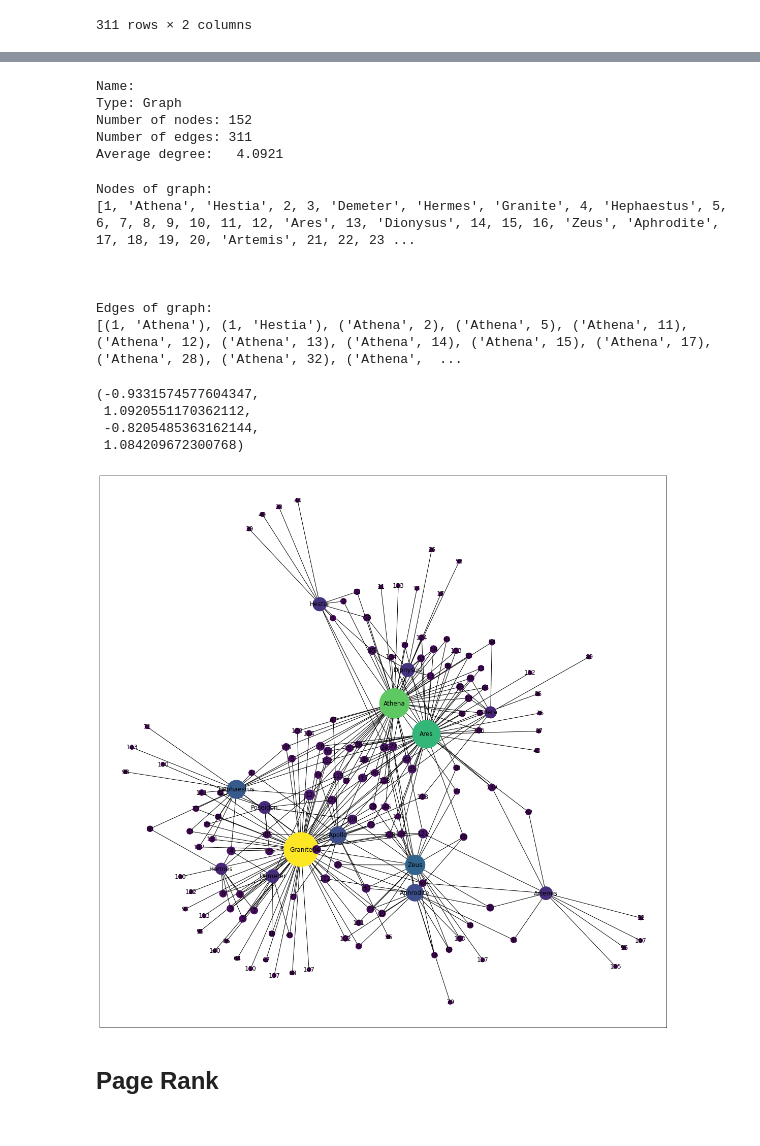
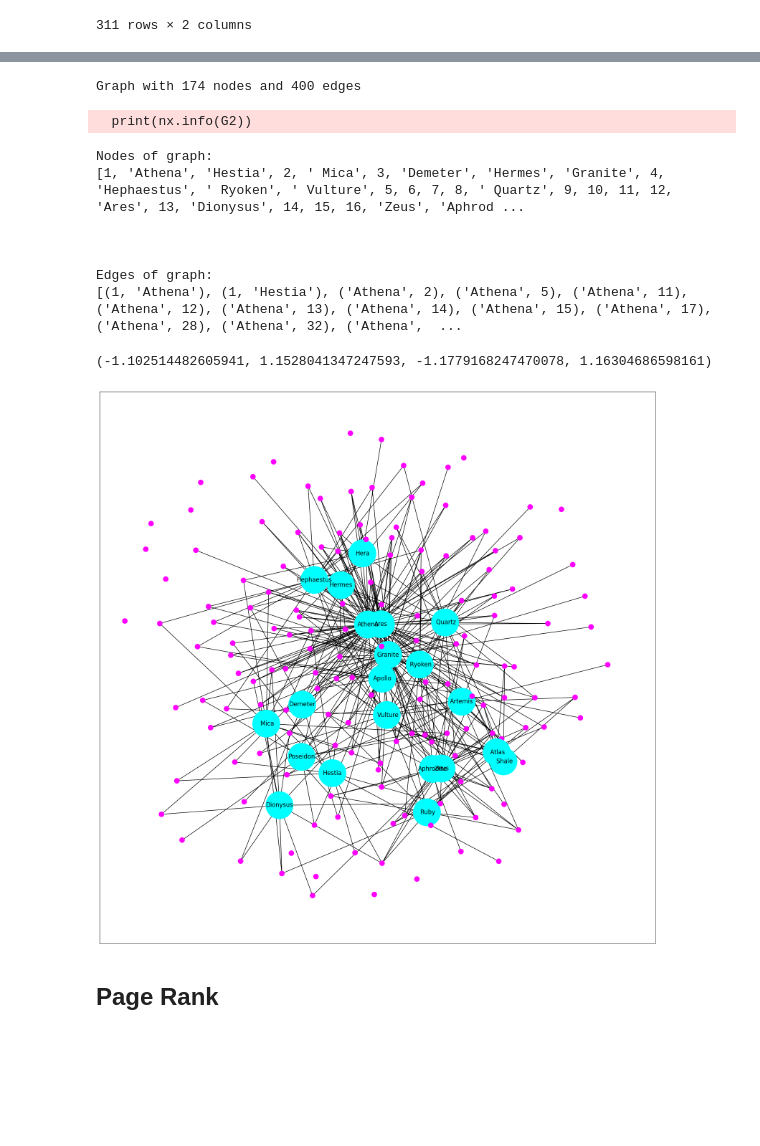
Before and after one commit to erifejams/Autonomous-Systems, a Jupyter notebook: final_code.ipynb, the cells around one changed output, grey strips where cells are left out. Cells and saved outputs as stored; diff of their text form; code cells hidden in the pictures; blank space fills up the shorter version.

```diff
--- a/final_code.ipynb
+++ b/final_code.ipynb
@@ -778,9 +778,10 @@ dataframeData
 | 0 | 153 | Aphrodite |
 311 rows × 2 columns
 # %%
+
 dataframeData = pd.DataFrame(columns=['ComputerNumber','Network'])  #creating our source and target using the connected netwrks
 data = pd.read_csv(path+'/11_Autonomous_Systems.csv')
-lst=list_of_column_names[0:14]
+lst=list_of_column_names
 print(lst)
 for i in range(len(data)):
     for j in lst:
@@ -837,13 +838,13 @@ tbG
 G2 = nx.Graph()
 # %%
 G2.add_edges_from(tbG)
+G2.add_nodes_from(list_of_column_names)
+comp=range(1,154)
+G2.add_nodes_from(comp)
 print(nx.info(G2))
 # %% [output]
-Name:
-Type: Graph
-Number of nodes: 152
-Number of edges: 311
-Average degree:   4.0921
+Graph with 174 nodes and 400 edges
+  print(nx.info(G2))
 # %%
 print("Nodes of graph: ")
 print(G2.nodes())
@@ -856,28 +857,37 @@ print("Edges of graph: ")
 print(G2.edges())
 # %% [output]
 Nodes of graph:
-[1, 'Athena', 'Hestia', 2, 3, 'Demeter', 'Hermes', 'Granite', 4, 'Hephaestus', 5, 6, 7, 8, 9, 10, 11, 12, 'Ares', 13, 'Dionysus', 14, 15, 16, 'Zeus', 'Aphrodite', 17, 18, 19, 20, 'Artemis', 21, 22, 23 ...
+[1, 'Athena', 'Hestia', 2, ' Mica', 3, 'Demeter', 'Hermes', 'Granite', 4, 'Hephaestus', ' Ryoken', ' Vulture', 5, 6, 7, 8, ' Quartz', 9, 10, 11, 12, 'Ares', 13, 'Dionysus', 14, 15, 16, 'Zeus', 'Aphrod ...
 
 
 
 Edges of graph:
 [(1, 'Athena'), (1, 'Hestia'), ('Athena', 2), ('Athena', 5), ('Athena', 11), ('Athena', 12), ('Athena', 13), ('Athena', 14), ('Athena', 15), ('Athena', 17), ('Athena', 28), ('Athena', 32), ('Athena',  ...
 # %%
-pos = nx.spring_layout(G2)
+pos = nx.spring_layout(G2,k=0.5)
 betCent = nx.degree_centrality(G2)
-node_color = [20000.0 * G2.degree(v) for v in G2]
-node_size =  [v * 10000 for v in betCent.values()]
+node_color =[]
+node_size = []
+labels={}
+for node in G2:
+    if type(node) == str:
+        node_color.append('cyan')
+        node_size.append(3000)
+        labels[node]=node
+    else:
+        node_color.append('magenta')
+        node_size.append(100)
+
+# node_size =  [100*G2.degree(v)for v in G2]
 plt.figure(figsize=(20,20))
-nx.draw_networkx(G2, pos=pos, with_labels=True,
-                 node_color=node_color,
-                 node_size=node_size )
+# nx.draw_networkx(G2, pos=pos, with_labels=True,
+#                  node_color=node_color,
+#                  node_size=node_size )
+nx.draw_networkx(G2, pos=pos, labels=labels,node_size=node_size,node_color=node_color)
 plt.axis('on')
 # %% [output]
-(-0.9331574577604347,
- 1.0920551170362112,
- -0.8205485363162144,
- 1.084209672300768)
+(-1.102514482605941, 1.1528041347247593, -1.1779168247470078, 1.16304686598161)
-[figure, old version]
+[figure, new version]
 # %% [markdown]
 <br>
 
```
Also changed, not shown: parts of 5 cells of this notebook, 1 other file.
